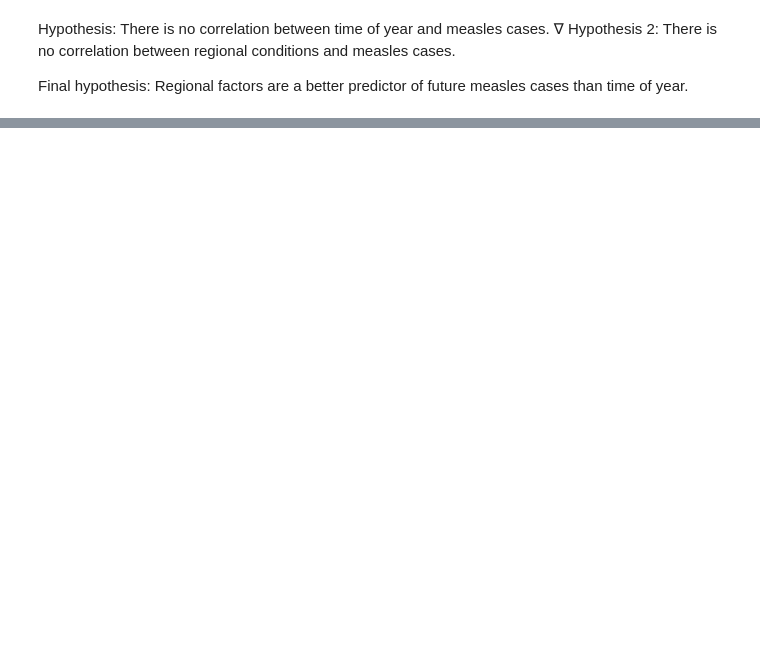
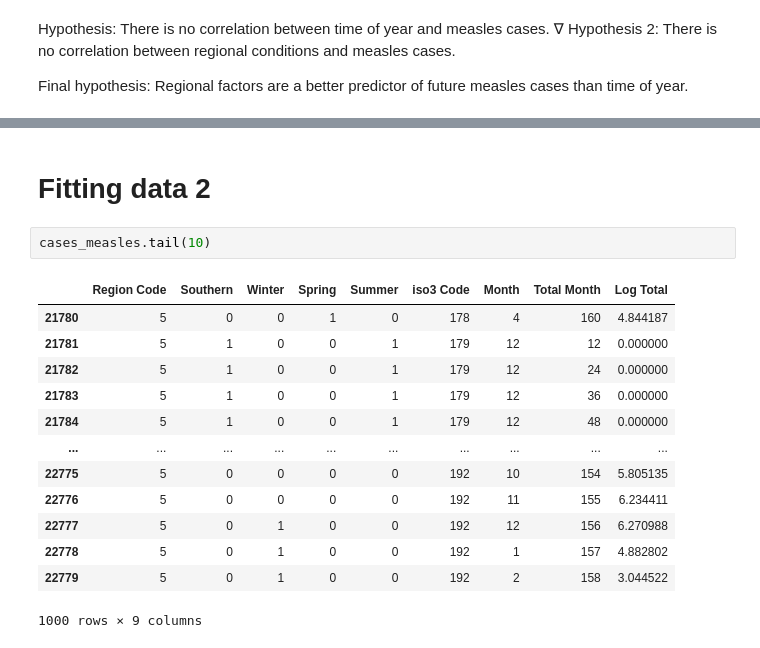
Before and after one commit to vanillaloki9306/Measles-and-Rubella-dataset-project, a Jupyter notebook: Measles_and_Rubella_project.ipynb, the cells around one changed output, grey strips where cells are left out. Saved outputs shown, nothing was run; the diff lists cells and outputs as text; blank space fills up the shorter version.

```diff
--- a/Measles_and_Rubella_project.ipynb
+++ b/Measles_and_Rubella_project.ipynb
@@ -780,0 +888,18 @@ Month R2: 0.02961769458959207
+# %% [markdown]
+# Fitting data 2
+# %%
+cases_measles.tail(10)
+# %% [output]
+|  | Region Code | Southern | Winter | Spring | Summer | iso3 Code | Month | Total Month | Log Total |
+| 21780 | 5 | 0 | 0 | 1 | 0 | 178 | 4 | 160 | 4.844187 |
+| 21781 | 5 | 1 | 0 | 0 | 1 | 179 | 12 | 12 | 0.000000 |
+| 21782 | 5 | 1 | 0 | 0 | 1 | 179 | 12 | 24 | 0.000000 |
+| 21783 | 5 | 1 | 0 | 0 | 1 | 179 | 12 | 36 | 0.000000 |
+| 21784 | 5 | 1 | 0 | 0 | 1 | 179 | 12 | 48 | 0.000000 |
+| ... | ... | ... | ... | ... | ... | ... | ... | ... | ... |
+| 22775 | 5 | 0 | 0 | 0 | 0 | 192 | 10 | 154 | 5.805135 |
+| 22776 | 5 | 0 | 0 | 0 | 0 | 192 | 11 | 155 | 6.234411 |
+| 22777 | 5 | 0 | 1 | 0 | 0 | 192 | 12 | 156 | 6.270988 |
+| 22778 | 5 | 0 | 1 | 0 | 0 | 192 | 1 | 157 | 4.882802 |
+| 22779 | 5 | 0 | 1 | 0 | 0 | 192 | 2 | 158 | 3.044522 |
+1000 rows × 9 columns
```
Also changed, not shown: parts of 26 cells of this notebook.
